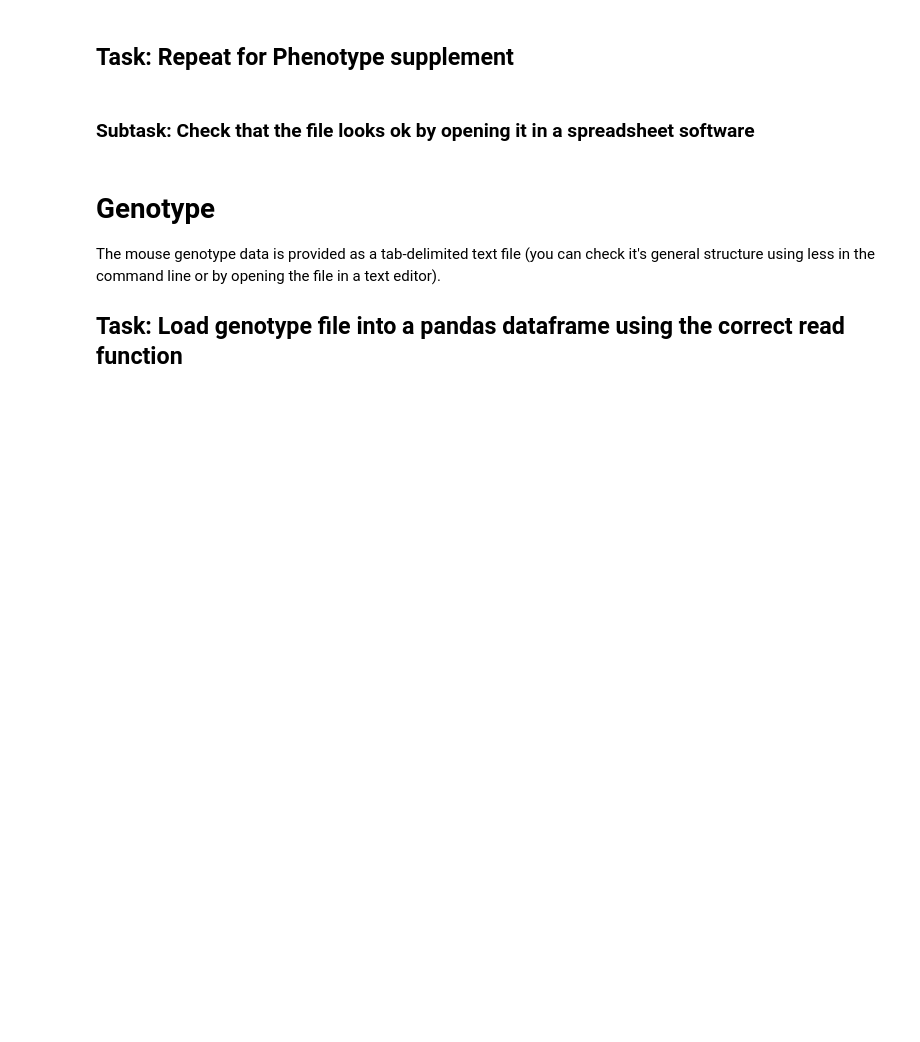
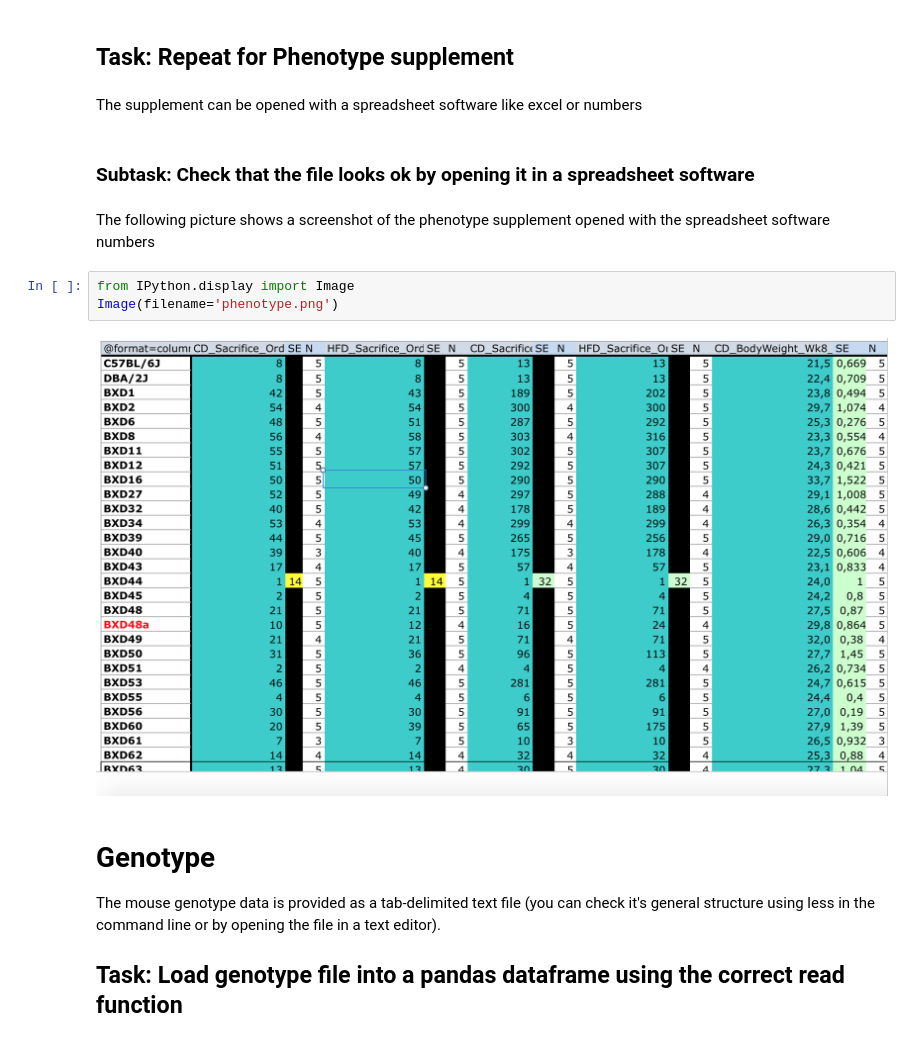
Before and after one commit to lucass122/Integrated_Bioinformatics, a Jupyter notebook: notebooks/Day2_Exploratory_Analysis.ipynb, the cells around one changed output. Drawn from its saved outputs; the diff is of its cells as text; blank space fills up the shorter version.

```diff
--- a/notebooks/Day2_Exploratory_Analysis.ipynb
+++ b/notebooks/Day2_Exploratory_Analysis.ipynb
@@ -154,7 +150,16 @@ ERROR: Cell magic `%%gedit` not found.
 # %% [markdown]
 ## Task: Repeat for Phenotype supplement
+# %% [markdown]
+The supplement can be opened with a spreadsheet software like excel or numbers
 # %% [markdown]
 ### Subtask: Check that the file looks ok by opening it in a spreadsheet software
+# %% [markdown]
+The following picture shows a screenshot of the phenotype supplement opened with the spreadsheet software numbers
+# %%
+from IPython.display import Image
+Image(filename='phenotype.png')
+# %% [output]
+[figure, added]
 # %% [markdown]
 # Genotype
 The mouse genotype data is provided as a tab-delimited text file (you can check it's general structure using less in the command line or by opening the file in a text editor).
```
Also changed, not shown: parts of 17 cells of this notebook, 1 other file.
